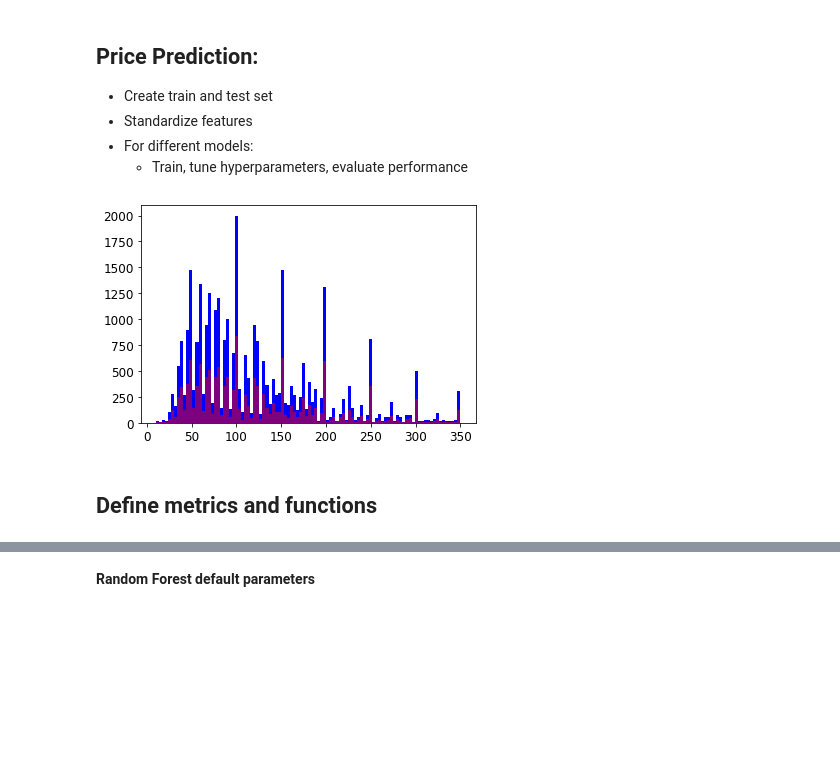
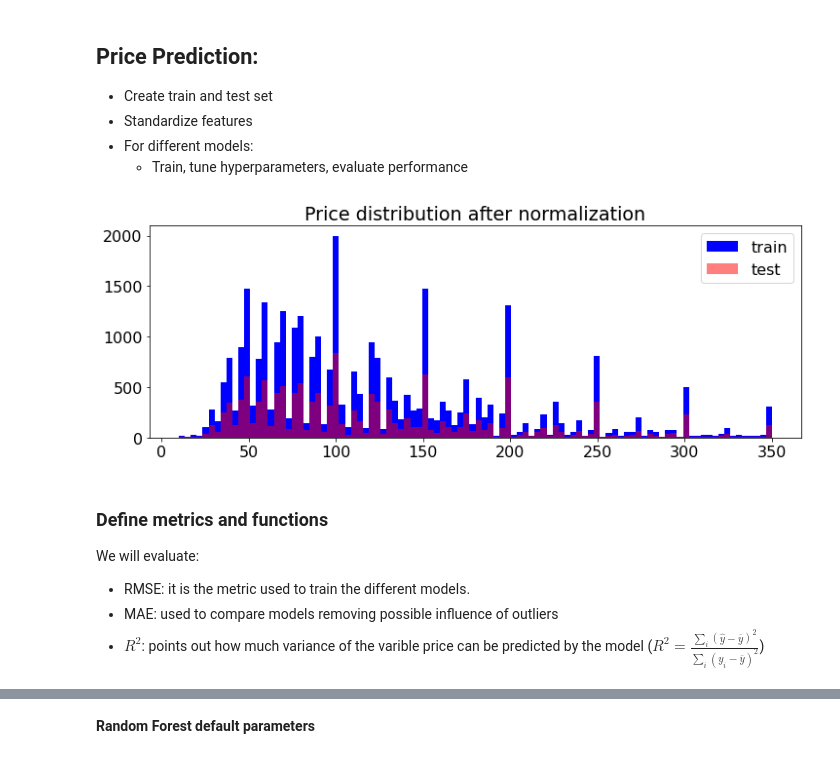
Before and after one commit to natbolon/airbnb_prices, a Jupyter notebook: airbnb_prices.ipynb, the cells around one changed output, grey strips where cells are left out. Saved outputs shown, nothing was run; the diff lists cells and outputs as text; code cells hidden in the pictures; blank space fills up the shorter version.

```diff
--- a/airbnb_prices.ipynb
+++ b/airbnb_prices.ipynb
@@ -15,7 +15,8 @@ from sklearn.neural_network import MLPRegressor
 import matplotlib as mpl
 import matplotlib.pyplot as plt
 import seaborn as sns
-mpl.rcParams['font.size'] = 12
+plt.rcParams.update({'font.size': 16})
+#mpl.rcParams['font.size'] = 12
 mpl.rcParams['axes.labelsize'] = 10
 
 import time
@@ -103,5 +107,6 @@ Appartments with price \\$0 may correspond to an error or a fake offert, therefo
 # %%
 # drop cases with price 0
-df_airbnb.drop(df_airbnb[df_airbnb.price < 10]. index, axis=0, inplace=True)
+df_airbnb.drop(df_airbnb[df_airbnb.price == 0]. index, axis=0, inplace=True)
+df_airbnb.drop(df_airbnb[df_airbnb.price >= 9999]. index, axis=0, inplace=True)
 # %%
 def print_pct_price(attribute, value):
@@ -306,13 +322,19 @@ y_test_transformed = scale_price.transform(y_test.values.reshape(-1,1))
 # %%
+plt.figure(figsize=(12,4))
 plt.hist(y_train, bins=100, color='b', label='train')
 plt.hist(y_test, bins=100, color='r', alpha=0.5, label='test')
 plt.title('Price distribution after normalization')
 plt.legend()
 plt.show()
 # %% [output]
-[figure, old version]
+[figure, new version]
-# %% [markdown]
-## Define metrics and functions
+# %% [markdown]
+### Define metrics and functions
+
+We will evaluate:
+* RMSE: it is the metric used to train the different models.
+* MAE: used to compare models removing possible influence of outliers
+* $R^2$: points out how much variance of the varible price can be predicted by the model ($R^2 = \frac{\sum_i (\widehat{y} - \overline{y})^2}{\sum_i (y_i - \overline{y})^2}$)
 # %%
 def get_score(y_pred, y_true):
     print('RMSE: {:.4f}'.format(mean_squared_error(y_true, y_pred, squared=False)))
```
Also changed, not shown: parts of 44 cells of this notebook.
